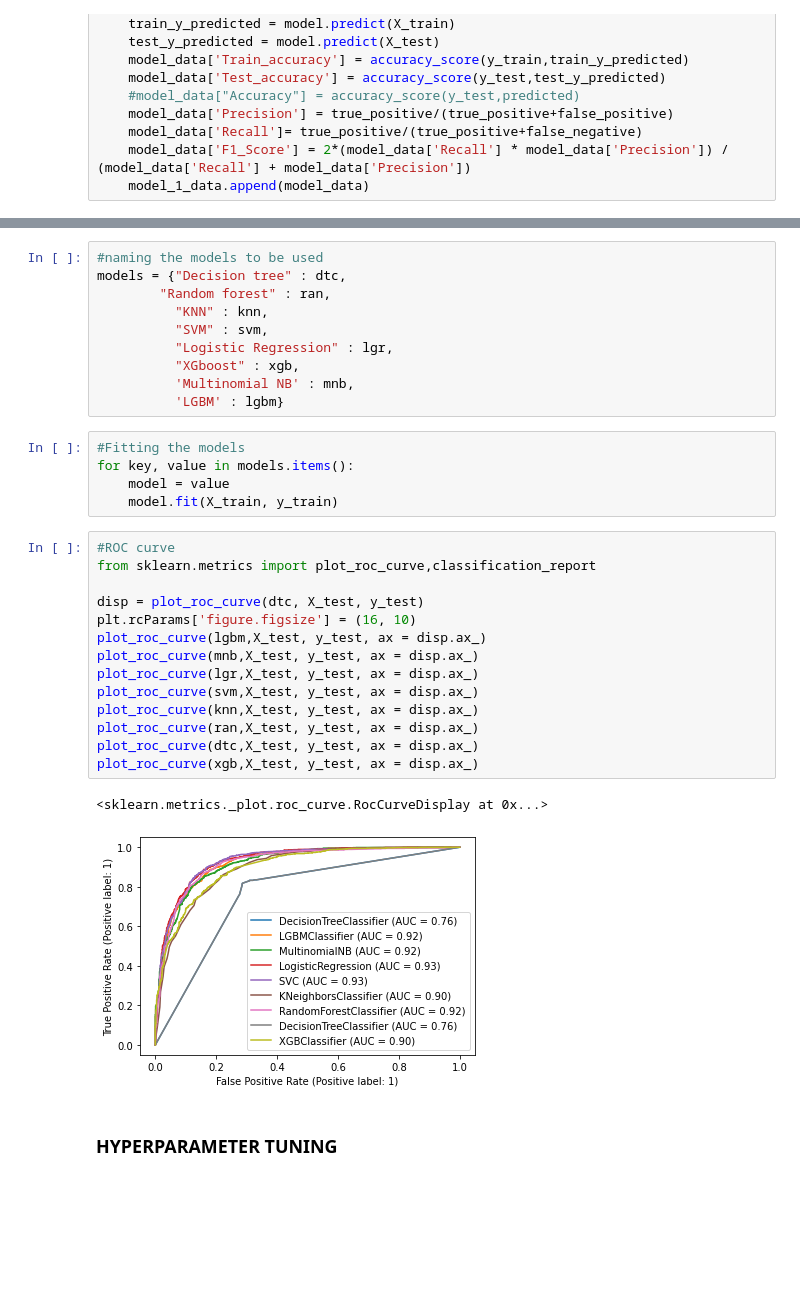
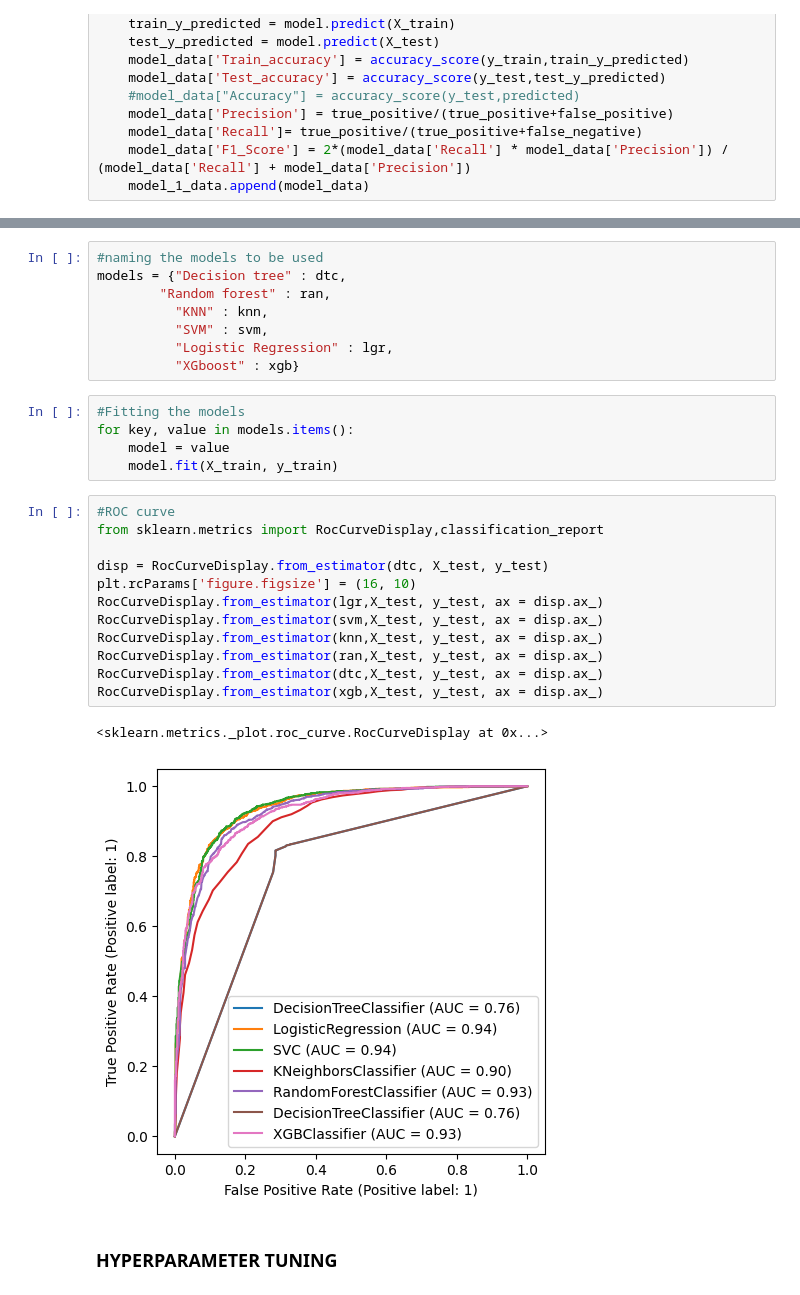
Before and after one commit to saumyadash9/Zomato-Restaurant-Clustering-And-Sentiment-Analysis, a Jupyter notebook: Saumya_Dash_Zomato_Restaurant_Clustering_And_Sentiment_Analysis.ipynb, the cells around one changed output, grey strips where cells are left out. Cells and saved outputs as stored; diff of their text form; blank space fills up the shorter version.

```diff
--- a/Saumya_Dash_Zomato_Restaurant_Clustering_And_Sentiment_Analysis.ipynb
+++ b/Saumya_Dash_Zomato_Restaurant_Clustering_And_Sentiment_Analysis.ipynb
@@ -2360,9 +2331,7 @@ models = {"Decision tree" : dtc,
           "KNN" : knn,
           "SVM" : svm,
           "Logistic Regression" : lgr,
-          "XGboost" : xgb,
-          'Multinomial NB' : mnb,
-          'LGBM' : lgbm}
+          "XGboost" : xgb}
 # %%
 #Fitting the models
 for key, value in models.items():
@@ -2370,21 +2339,19 @@ for key, value in models.items():
     model.fit(X_train, y_train)
 # %%
 #ROC curve
-from sklearn.metrics import plot_roc_curve,classification_report
+from sklearn.metrics import RocCurveDisplay,classification_report
 
-disp = plot_roc_curve(dtc, X_test, y_test)
+disp = RocCurveDisplay.from_estimator(dtc, X_test, y_test)
 plt.rcParams['figure.figsize'] = (16, 10)
-plot_roc_curve(lgbm,X_test, y_test, ax = disp.ax_)
-plot_roc_curve(mnb,X_test, y_test, ax = disp.ax_)
-plot_roc_curve(lgr,X_test, y_test, ax = disp.ax_)
-plot_roc_curve(svm,X_test, y_test, ax = disp.ax_)
-plot_roc_curve(knn,X_test, y_test, ax = disp.ax_)
-plot_roc_curve(ran,X_test, y_test, ax = disp.ax_)
-plot_roc_curve(dtc,X_test, y_test, ax = disp.ax_)
-plot_roc_curve(xgb,X_test, y_test, ax = disp.ax_)
+RocCurveDisplay.from_estimator(lgr,X_test, y_test, ax = disp.ax_)
+RocCurveDisplay.from_estimator(svm,X_test, y_test, ax = disp.ax_)
+RocCurveDisplay.from_estimator(knn,X_test, y_test, ax = disp.ax_)
+RocCurveDisplay.from_estimator(ran,X_test, y_test, ax = disp.ax_)
+RocCurveDisplay.from_estimator(dtc,X_test, y_test, ax = disp.ax_)
+RocCurveDisplay.from_estimator(xgb,X_test, y_test, ax = disp.ax_)
 # %% [output]
 <sklearn.metrics._plot.roc_curve.RocCurveDisplay at 0x...>
-[figure, old version]
+[figure, new version]
 # %% [markdown]
 ### HYPERPARAMETER TUNING
 # %% [markdown]
```
Also changed, not shown: parts of 41 cells of this notebook.
